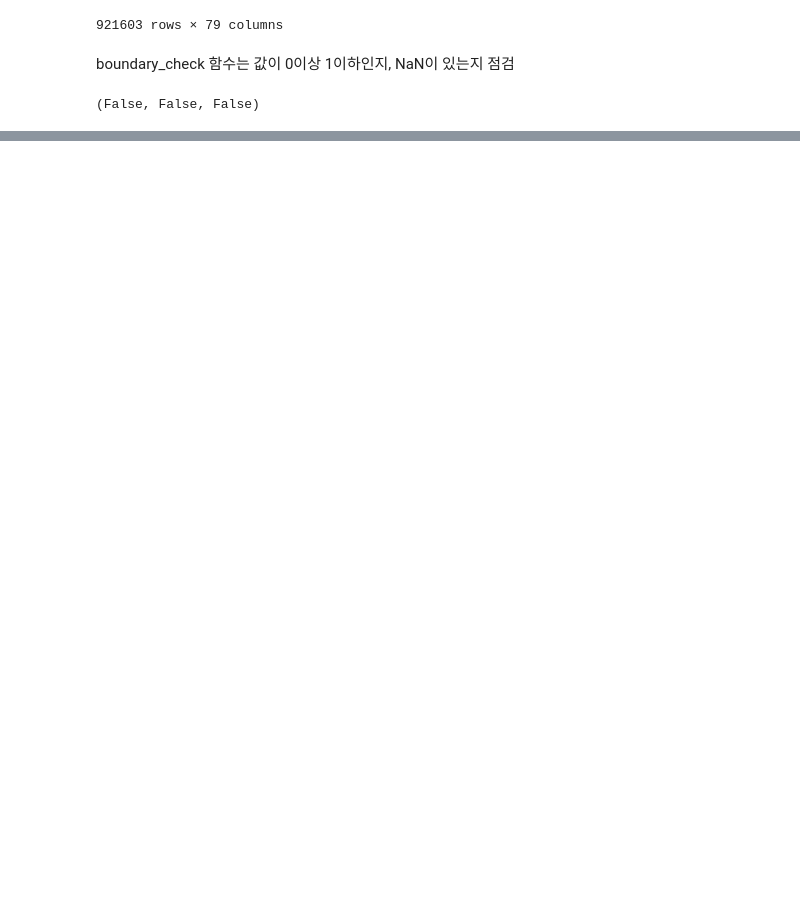
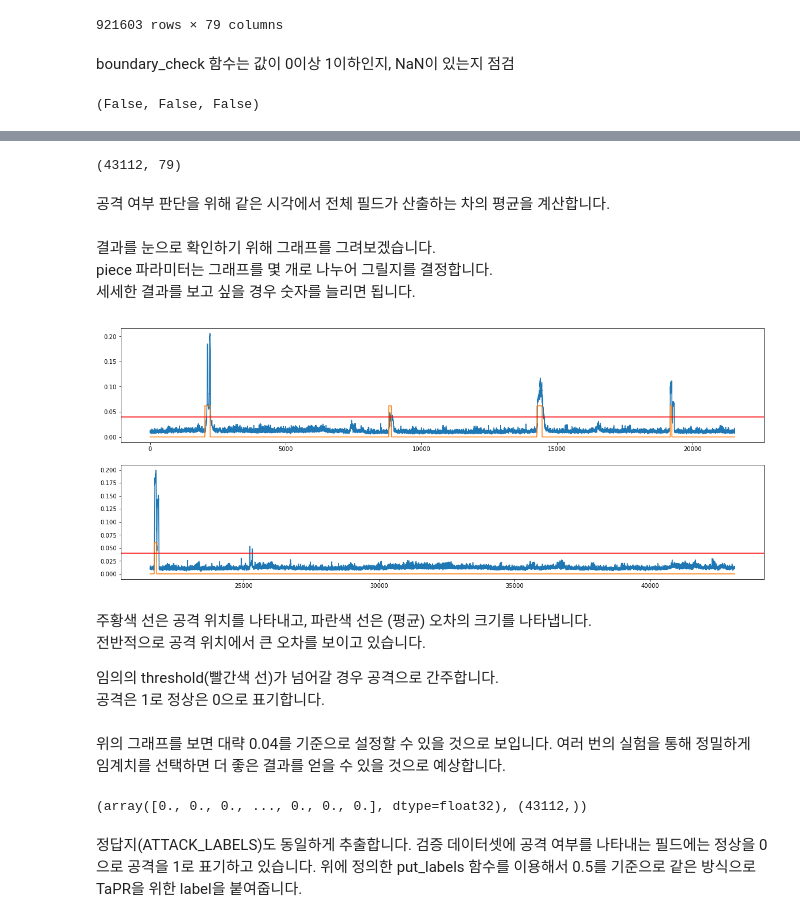
Before and after one commit to hooNpk/EDIA, a Jupyter notebook: basecode.ipynb, the cells around one changed output, grey strips where cells are left out. Drawn from its saved outputs; the diff is of its cells as text; code cells hidden in the pictures; blank space fills up the shorter version.

```diff
--- a/basecode.ipynb
+++ b/basecode.ipynb
@@ -143,0 +363,5 @@ boundary_check(TRAIN_DF)
+# %%
+HAI_DATASET_VALIDATION = HaiDataset(
+    VALIDATION_DF_RAW[TIMESTAMP_FIELD], VALIDATION_DF, attacks=VALIDATION_DF_RAW[ATTACK_FIELD]
+)
+HAI_DATASET_VALIDATION[0]
@@ -143,0 +415,4 @@ boundary_check(TRAIN_DF)
+# %%
+%%time
+MODEL.eval()
+CHECK_TS, CHECK_DIST, CHECK_ATT = inference(HAI_DATASET_VALIDATION, MODEL, BATCH_SIZE)
@@ -143,0 +423,39 @@ boundary_check(TRAIN_DF)
+# %%
+CHECK_DIST.shape
+# %% [output]
+(43112, 79)
+# %% [markdown]
+공격 여부 판단을 위해 같은 시각에서 전체 필드가 산출하는 차의 평균을 계산합니다.
+# %%
+ANOMALY_SCORE = np.mean(CHECK_DIST, axis=1)
+# %% [markdown]
+결과를 눈으로 확인하기 위해 그래프를 그려보겠습니다.
+piece 파라미터는 그래프를 몇 개로 나누어 그릴지를 결정합니다.
+세세한 결과를 보고 싶을 경우 숫자를 늘리면 됩니다.
+# %%
+def check_graph(xs, att, piece=2, THRESHOLD=None):
+    l = xs.shape[0]
+    chunk = l // piece
+    fig, axs = plt.subplots(piece, figsize=(20, 4 * piece))
+    for i in range(piece):
+        L = i * chunk
+        R = min(L + chunk, l)
+        xticks = range(L, R)
+        axs[i].plot(xticks, xs[L:R])
+        if len(xs[L:R]) > 0:
+            peak = max(xs[L:R])
+            axs[i].plot(xticks, att[L:R] * peak * 0.3)
+        if THRESHOLD!=None:
+            axs[i].axhline(y=THRESHOLD, color='r')
+    plt.show()
+# %%
+THRESHOLD = 0.04
+check_graph(ANOMALY_SCORE, CHECK_ATT, piece=2, THRESHOLD=THRESHOLD)
+# %% [output]
+[figure, added]
+# %% [markdown]
+주황색 선은 공격 위치를 나타내고, 파란색 선은 (평균) 오차의 크기를 나타냅니다.
+전반적으로 공격 위치에서 큰 오차를 보이고 있습니다.
+
+임의의 threshold(빨간색 선)가 넘어갈 경우 공격으로 간주합니다.
+공격은 1로 정상은 0으로 표기합니다.
@@ -143,0 +467,12 @@ boundary_check(TRAIN_DF)
+# %% [markdown]
+위의 그래프를 보면 대략 0.04를 기준으로 설정할 수 있을 것으로 보입니다.
+여러 번의 실험을 통해 정밀하게 임계치를 선택하면 더 좋은 결과를 얻을 수 있을 것으로 예상합니다.
+# %%
+LABELS = put_labels(ANOMALY_SCORE, THRESHOLD)
+LABELS, LABELS.shape
+# %% [output]
+(array([0., 0., 0., ..., 0., 0., 0.], dtype=float32), (43112,))
+# %% [markdown]
+정답지(ATTACK_LABELS)도 동일하게 추출합니다.
+검증 데이터셋에 공격 여부를 나타내는 필드에는 정상을 0으로 공격을 1로 표기하고 있습니다.
+위에 정의한 put_labels 함수를 이용해서 0.5를 기준으로 같은 방식으로 TaPR을 위한 label을 붙여줍니다.
```
Also changed, not shown: parts of 56 cells of this notebook, 3 other files.
